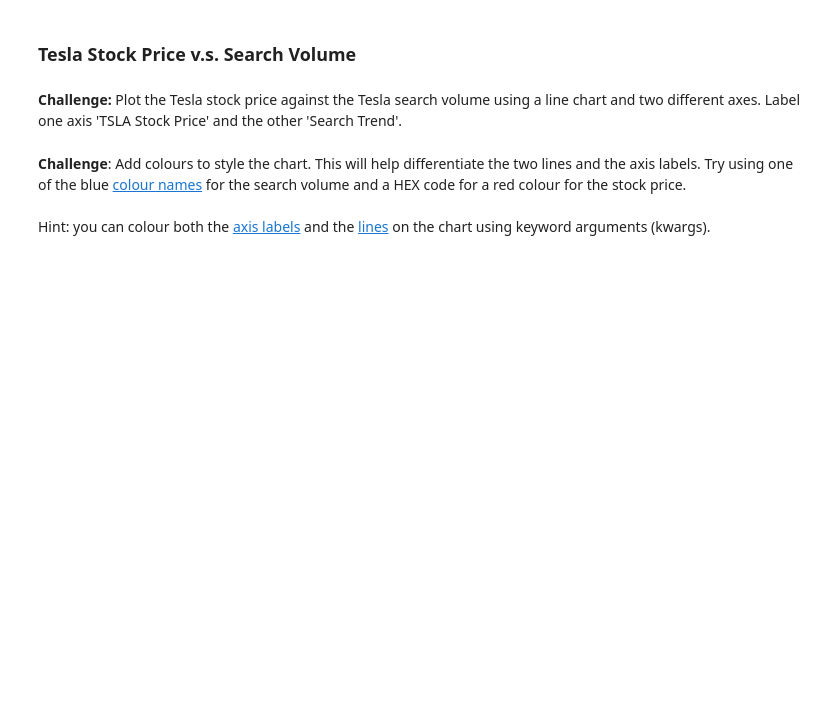
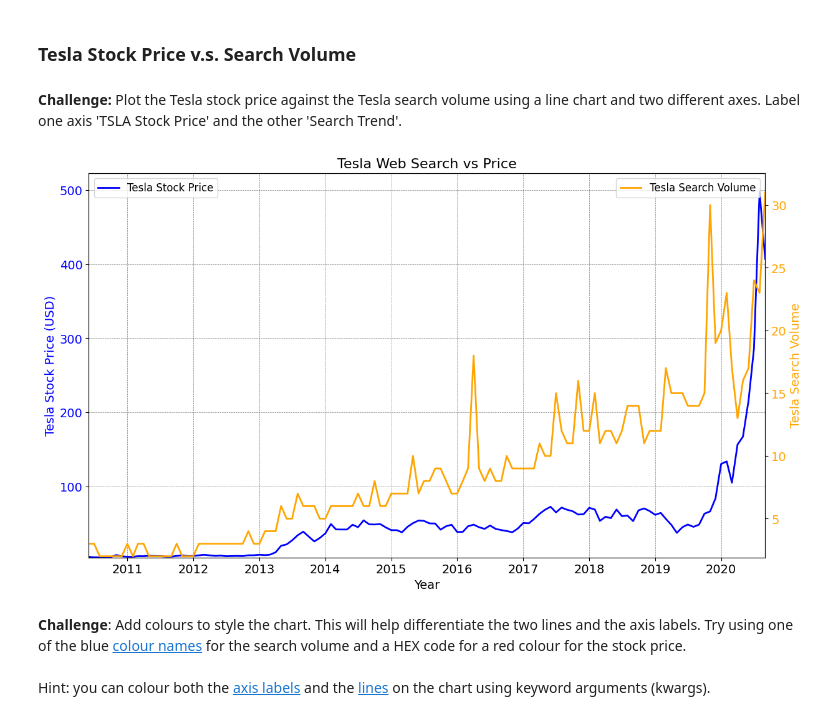
Before and after one commit to IrishEgie/data_science_py, a Jupyter notebook: data_science_4/Google Trends and Data Visualisation (start).ipynb, the cells around one changed output. Cells and saved outputs as stored; diff of their text form; code cells hidden in the pictures; blank space fills up the shorter version.

Commit message:
update: data visualization over 2 axis comparison of datasets

```diff
--- a/data_science_4/Google Trends and Data Visualisation (start).ipynb
+++ b/data_science_4/Google Trends and Data Visualisation (start).ipynb
@@ -175,0 +272,15 @@ Number of missing values:
+# %%
+# Convert date columns in all DataFrames
+df_tesla = convert_to_datetime(df_tesla, 'MONTH', "Tesla")
+df_unemployment = convert_to_datetime(df_unemployment, 'MONTH', "Unemployment")
+df_btc_search = convert_to_datetime(df_btc_search, 'MONTH', "Bitcoin Search")
+df_btc_price = convert_to_datetime(df_btc_price, 'DATE', "Bitcoin Price")
+
+# Display info for each DataFrame
+dataframes = [df_tesla, df_unemployment, df_btc_search, df_btc_price]
+names = ["Tesla", "Unemployment", "Bitcoin Search", "Bitcoin Price"]
+
+for df, name in zip(dataframes, names):
+    print(f"DataFrame: {name}")
+    df.info()  # Display DataFrame info for better readability
+    print("\n" + "=" * 20 + "\n")  # Separator for clarity
@@ -189,6 +336,62 @@ Number of missing values:
 ### Tesla Stock Price v.s. Search Volume
 # %% [markdown]
 **Challenge:** Plot the Tesla stock price against the Tesla search volume using a line chart and two different axes. Label one axis 'TSLA Stock Price' and the other 'Search Trend'.
+# %%
+import pandas as pd
+import matplotlib.pyplot as plt
+import matplotlib.dates as mdates
+
+# Create a larger figure and axis with increased size
+fig, ax1 = plt.subplots(figsize=(14, 8))
+
+# Plot Tesla stock price on the primary y-axis with thicker lines
+ax1.set_xlabel('Year', fontsize=14)
+ax1.set_ylabel('Tesla Stock Price (USD)', color='blue', fontsize=14)
+ax1.plot(df_tesla['MONTH'], df_tesla['TSLA_USD_CLOSE'], color='blue', label='Tesla Stock Price', linewidth=2)
+ax1.tick_params(axis='y', labelcolor='blue', labelsize=14)
+
+# Set limits for the primary y-axis
+ax1.set_ylim(df_tesla['TSLA_USD_CLOSE'].min() * 0.95, df_tesla['TSLA_USD_CLOSE'].max() * 1.05)
+
+# Create a secondary y-axis for search volume
+ax2 = ax1.twinx()
+ax2.set_ylabel('Tesla Search Volume', color='orange', fontsize=14)
+ax2.plot(df_tesla['MONTH'], df_tesla['TSLA_WEB_SEARCH'], color='orange', label='Tesla Search Volume', linewidth=2)
+ax2.tick_params(axis='y', labelcolor='orange', labelsize=14)
+
+# Set limits for the secondary y-axis
+ax2.set_ylim(df_tesla['TSLA_WEB_SEARCH'].min() * 0.95, df_tesla['TSLA_WEB_SEARCH'].max() * 1.05)
+
+# Set x-axis limits
+ax1.set_xlim(df_tesla['MONTH'].min(), df_tesla['MONTH'].max())
+
+# Increase font size for x-ticks
+ax1.tick_params(axis='x', labelsize=14)
+
+# Add title with increased font size
+plt.title('Tesla Web Search vs Price', fontsize=16)
+
+# Add legends
+ax1.legend(loc='upper left', fontsize=12)
+ax2.legend(loc='upper right', fontsize=12)
+
+# Adjust the grid
+ax1.grid(color='gray', linestyle='--', linewidth=0.5)
+
+# Use Date Locators for x-axis to show only the year
+ax1.xaxis.set_major_locator(mdates.YearLocator())  # Set major ticks to every year
+ax1.xaxis.set_major_formatter(mdates.DateFormatter('%Y'))  # Format the date labels to show only the year
+
+# Set vertical alignment of x-axis labels
+plt.xticks(rotation=90, ha='center', va='center')
+
+# Set the DPI for better resolution
+plt.savefig('/content/tesla_web_search_vs_price.png', dpi=300)
+
+# Show the plot
+plt.show()
+# %% [output]
+[figure, added]
 # %% [markdown]
 **Challenge**: Add colours to style the chart. This will help differentiate the two lines and the axis labels. Try using one of the blue [colour names](https://matplotlib.org/3.1.1/gallery/color/named_colors.html) for the search volume and a HEX code for a red colour for the stock price.
 <br>
```
Also changed, not shown: parts of 15 cells of this notebook.
